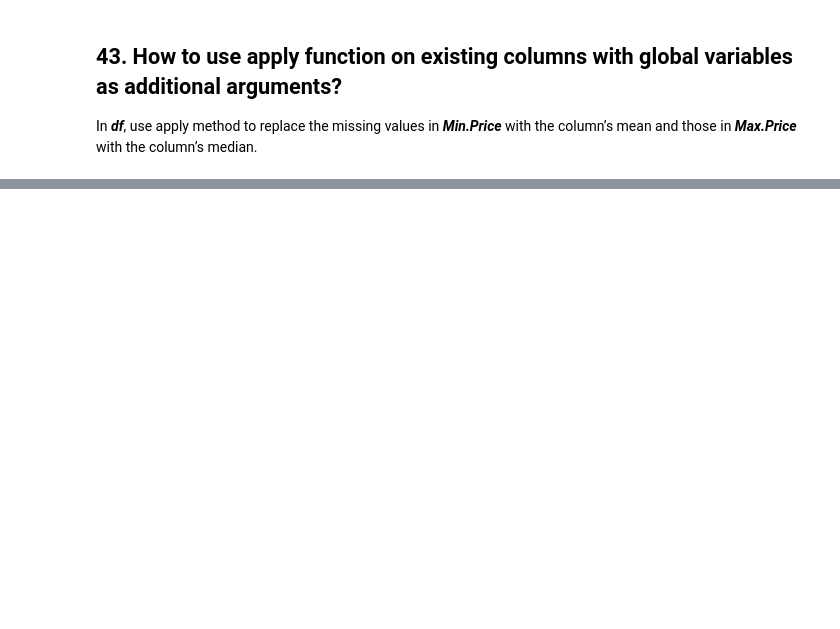
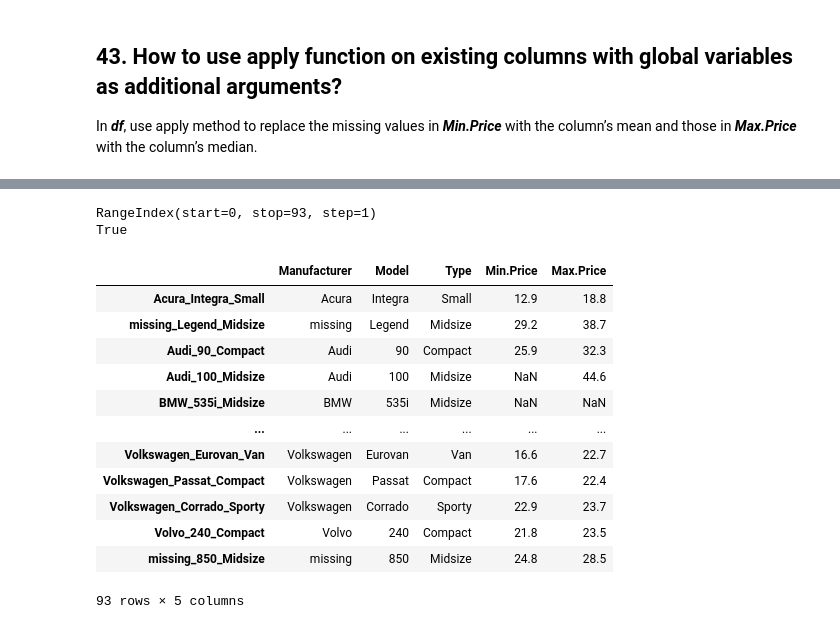
Before and after one commit to valeriich/ML, a Jupyter notebook: 101 Exercises.ipynb, the cells around one changed output, grey strips where cells are left out. Cells and saved outputs as stored; diff of their text form; code cells hidden in the pictures; blank space fills up the shorter version.

```diff
--- a/101 Exercises.ipynb
+++ b/101 Exercises.ipynb
@@ -964,0 +1152,21 @@ df[['Min.Price', 'Max.Price']] = df[['Min.Price', 'Max.Price']].apply(lambda x,
+# %%
+# Input
+df = pd.DataFrame(np.random.random(4)**10, columns=['random'])
+
+# Solution 1: Rounding
+df.round(4)
+
+# Solution 2: Use apply to change format
+df.apply(lambda x: '%.4f' % x, axis=1)
+# or
+df.applymap(lambda x: '%.4f' % x)
+
+# Solution 3: Use set_option
+pd.set_option('display.float_format', lambda x: '%.4f' % x)
+
+# Solution 4: Assign display.float_format
+pd.options.display.float_format = '{:.4f}'.format
+print(df)
+
+# Reset/undo float formatting
+pd.options.display.float_format = None
@@ -964,0 +1217,25 @@ df[['Min.Price', 'Max.Price']] = df[['Min.Price', 'Max.Price']].apply(lambda x,
+# %%
+# Input
+df = pd.read_csv('https://raw.githubusercontent.com/selva86/datasets/master/Cars93_miss.csv', usecols=[0,1,2,3,5])
+print(df.index)
+# Solution
+df[['Manufacturer', 'Model', 'Type']] = df[['Manufacturer', 'Model', 'Type']].fillna('missing')
+df.index = df.Manufacturer + '_' + df.Model + '_' + df.Type
+print(df.index.is_unique)
+df
+# %% [output]
+RangeIndex(start=0, stop=93, step=1)
+True
+|  | Manufacturer | Model | Type | Min.Price | Max.Price |
+| Acura_Integra_Small | Acura | Integra | Small | 12.9 | 18.8 |
+| missing_Legend_Midsize | missing | Legend | Midsize | 29.2 | 38.7 |
+| Audi_90_Compact | Audi | 90 | Compact | 25.9 | 32.3 |
+| Audi_100_Midsize | Audi | 100 | Midsize | NaN | 44.6 |
+| BMW_535i_Midsize | BMW | 535i | Midsize | NaN | NaN |
+| ... | ... | ... | ... | ... | ... |
+| Volkswagen_Eurovan_Van | Volkswagen | Eurovan | Van | 16.6 | 22.7 |
+| Volkswagen_Passat_Compact | Volkswagen | Passat | Compact | 17.6 | 22.4 |
+| Volkswagen_Corrado_Sporty | Volkswagen | Corrado | Sporty | 22.9 | 23.7 |
+| Volvo_240_Compact | Volvo | 240 | Compact | 21.8 | 23.5 |
+| missing_850_Midsize | missing | 850 | Midsize | 24.8 | 28.5 |
+93 rows × 5 columns
```
Also changed, not shown: parts of 24 cells of this notebook, 1 other file.
